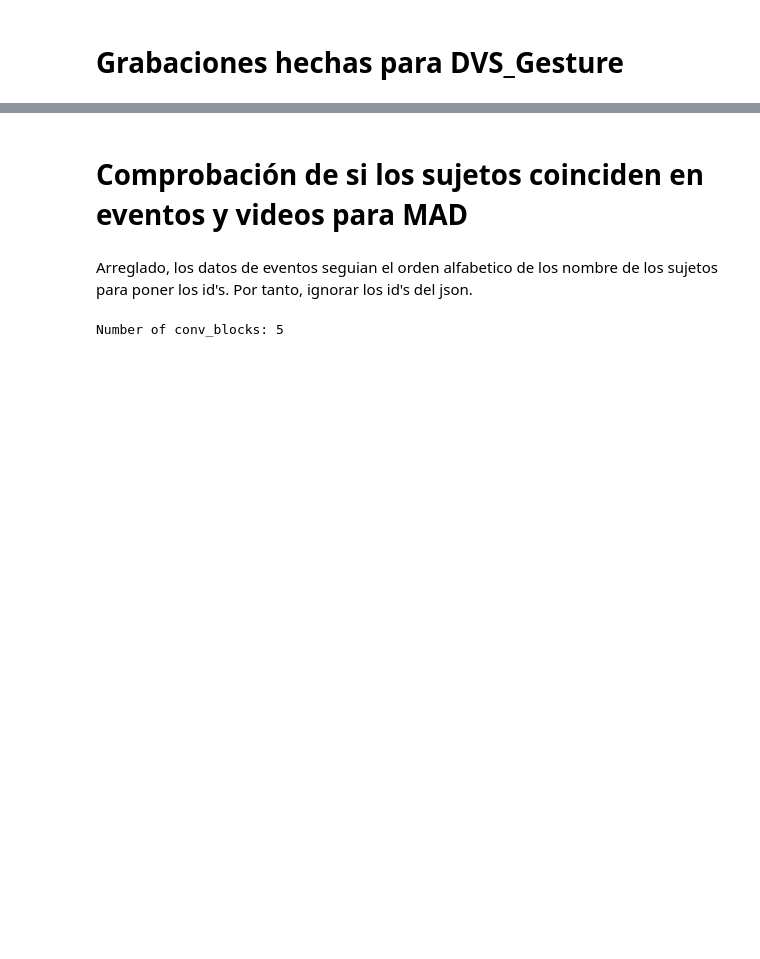
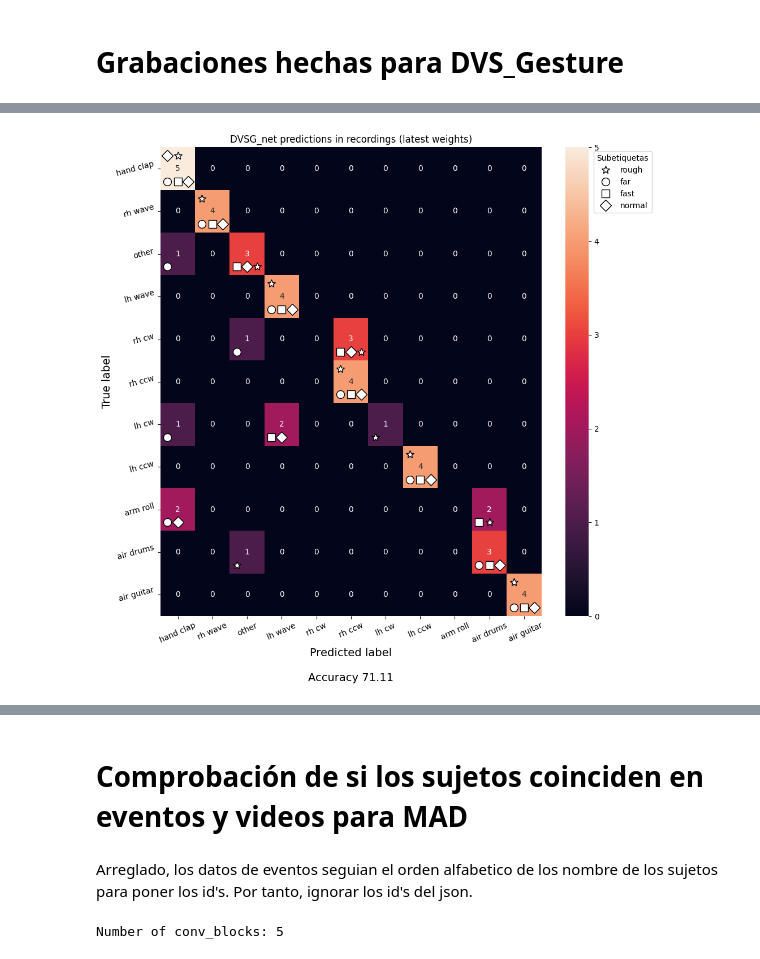
Before and after one commit to marcosesgonz/SNN_VisProc, a Jupyter notebook: src/Executions.ipynb, the cells around one changed output, grey strips where cells are left out. Cells and saved outputs as stored; diff of their text form; code cells hidden in the pictures; blank space fills up the shorter version.

Commit message:
Fixing class assignments for DVSGesture and minor fixes

```diff
--- a/src/Executions.ipynb
+++ b/src/Executions.ipynb
@@ -125,0 +155,20 @@ executing.executing.NotOneValueFound: Expected one value, found 0
+# %%
+import numpy as np
+import os
+from Laboratory import infer_data
+from Datasets import DVS128Gesture
+gesture_root = os.path.join(os.path.dirname(os.getcwd()),'data','DVS_Gesture_dataset')
+
+data_to_infer_test = DVS128Gesture(root = gesture_root, set = 'test', data_type = 'frame', frames_number = 22, split_by= 'exp_decay')
+data_to_infer_train = DVS128Gesture(root = gesture_root, set = 'train', data_type = 'frame', frames_number = 22, split_by= 'exp_decay')
+data_to_infer_recordings = DVS128Gesture(root = gesture_root, set = 'recordings', data_type = 'frame', frames_number = 22, split_by= 'exp_decay')
+
+kpath_checkpoint2_1 = '/Users/marcosesquivelgonzalez/Desktop/MasterCDatos/TFM/src/result_logs/DVS_Gesture_dataset/T22_b2_lr0.1_DVSGesture_b2_byexpdecay_T22/checkpoint_latest.pth'
+
+#record_acc2_1,confm2_1 = infer_data(net_name='DVSG_net', data = data_to_infer_recordings, checkpoint_file = kpath_checkpoint2_1,frames_num=22, gpu=True,use_sublabels=False)
+
+#test_acc2_1,tst_confm2_1 = infer_data(net_name='DVSG_net', data = data_to_infer_test, checkpoint_file = kpath_checkpoint2_1,frames_num=22, gpu=True, use_sublabels=False)
+
+labels, preds, sublabels = infer_data(net_name='DVSG_net', data = data_to_infer_recordings, checkpoint_file = kpath_checkpoint2_1,frames_num=22, gpu=True,use_sublabels=True)
+
+print(np.mean(labels==preds))
@@ -125,0 +207,6 @@ executing.executing.NotOneValueFound: Expected one value, found 0
+# %%
+from utils import create_confusion_matrix
+categories = ['hand clap', 'rh wave','other','lh wave','rh cw','rh ccw','lh cw','lh ccw','arm roll','air drums',' air guitar']
+create_confusion_matrix(y_true = labels,y_pred = preds, categories = categories, sublabels = sublabels,title='DVSG_net predictions in recordings (latest weights)', figsize = (10,10))
+# %% [output]
+[figure, added]
```
Also changed, not shown: parts of 38 cells of this notebook, 8 other files.
